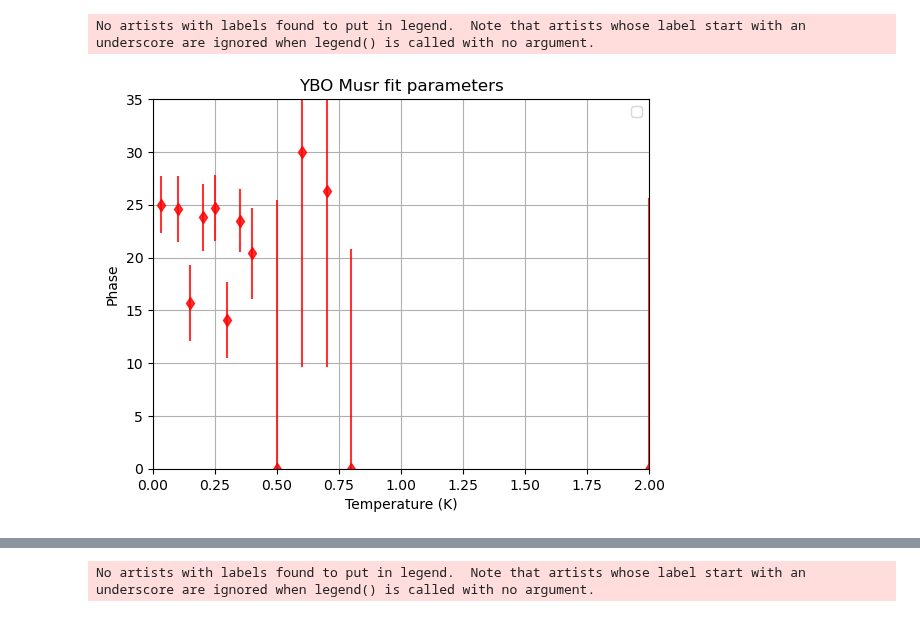
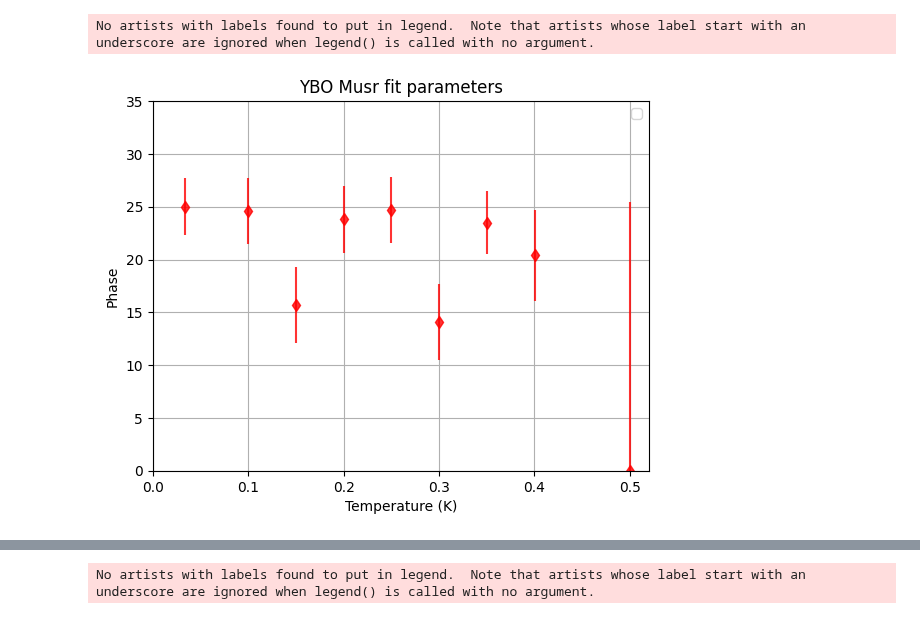
Before and after one commit to Brogan8813/strain-cell, a Jupyter notebook: PPMS_Data_and_Plotting/Plotting/MusrPlotting/New_format_plotting/Beta_1/New_Format_Plotting.ipynb, the cells around one changed output, grey strips where cells are left out. Cells and saved outputs as stored; diff of their text form; code cells hidden in the pictures.

```diff
--- a/PPMS_Data_and_Plotting/Plotting/MusrPlotting/New_format_plotting/Beta_1/New_Format_Plotting.ipynb
+++ b/PPMS_Data_and_Plotting/Plotting/MusrPlotting/New_format_plotting/Beta_1/New_Format_Plotting.ipynb
@@ -26,24 +27,28 @@ list(df)
  'RUN']
 # %%
 #Plotting section using defined functions
+import pandas as pd
+import matplotlib.pyplot as plt
+import numpy as np
+
 
 df = pd.read_csv(datafile, delim_whitespace=True)
 
 
 plt.xlabel('Temperature (K)')
 plt.ylabel('Phase')
 plt.errorbar(df['dataT'], df['Phase'], yerr=df['PhasePosErr'],fmt="d", color='red', alpha=.8)
-plt.xlim((0,2))
+plt.xlim((0,0.52))
 plt.ylim((0, 35))
 
 #plt.axhline(0.2392,color = 'r', label='Original Asy_tot')
 plt.grid('both')
 plt.legend()
 plt.title('YBO Musr fit parameters')
 plt.show()
 # %% [output]
 No artists with labels found to put in legend.  Note that artists whose label start with an underscore are ignored when legend() is called with no argument.
-[figure, old version]
+[figure, new version]
 # %%
 
 #Plotting section using defined functions
```
Also changed, not shown: parts of 8 cells of this notebook, 2 other files.
